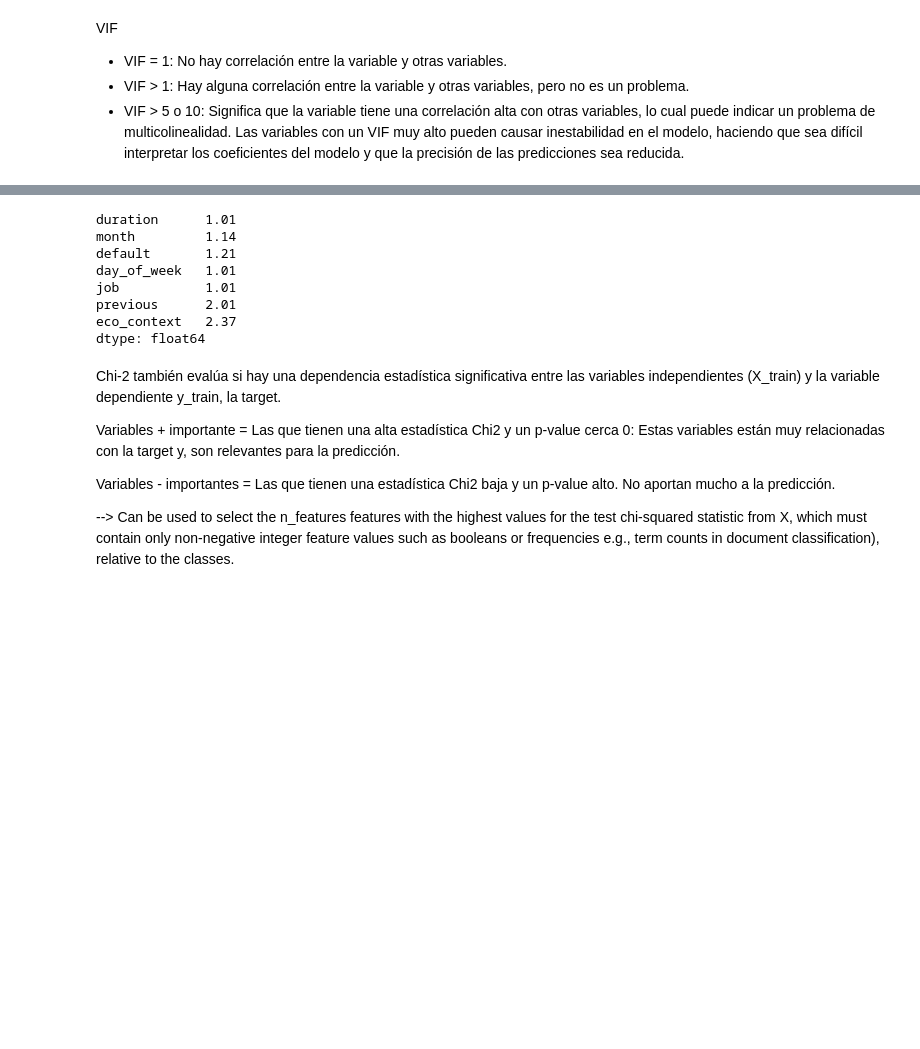
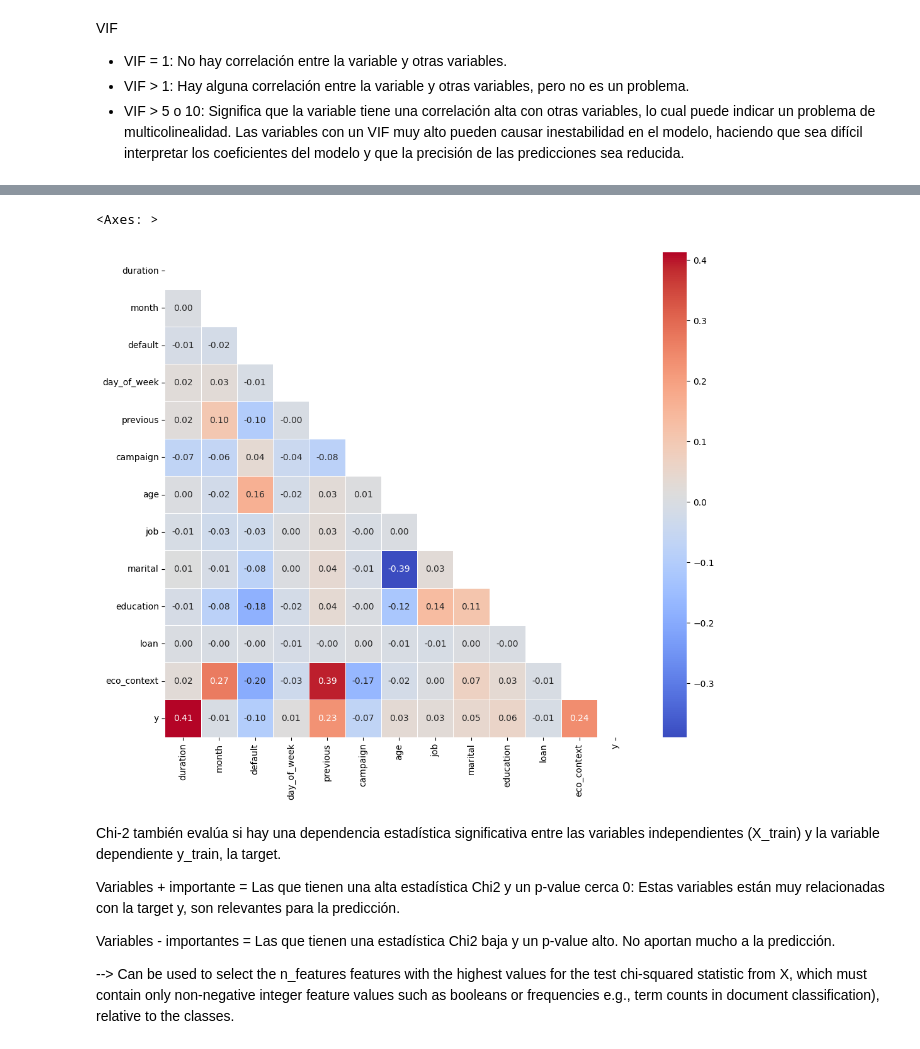
Before and after one commit to 4GeeksAcademy/Pauline-Your-first-ML-algorithm, a Jupyter notebook: src/explore.ipynb, the cells around one changed output, grey strips where cells are left out. Drawn from its saved outputs; the diff is of its cells as text; code cells hidden in the pictures; blank space fills up the shorter version.

```diff
--- a/src/explore.ipynb
+++ b/src/explore.ipynb
@@ -495,21 +519,12 @@ Variables con VIF muy alto, alta correlación con otras variables:
 # %%
-#nr.employed y emp.var.rate : las 2 tratan de datos macro sobre el empleo, las juntamos
+#muchos de las variables muy altas tienen que ver con información sobre el contexto economico pues las junto todas
 
-X_train['empleo'] = X_train['nr.employed'] * X_train['emp.var.rate']
-X_test['empleo'] = X_test['nr.employed'] * X_test['emp.var.rate']
+X_train['eco_context'] = X_train['nr.employed'] * X_train['emp.var.rate'] * X_train['cons.conf.idx'] * X_train['euribor3m'] * X_train['cons.price.idx']
+X_test['eco_context'] = X_test['nr.employed'] * X_test['emp.var.rate'] * X_test['cons.conf.idx'] * X_test['euribor3m'] * X_test['cons.price.idx']
 
-#Eliminar las columnas originales
-X_train.drop(['nr.employed', 'emp.var.rate'], axis=1, inplace=True)
-X_test.drop(['nr.employed', 'emp.var.rate'], axis=1, inplace=True)
-
-#cons.price.idx y euribor3m: son indicadores economicos relevante, los juntamos
-
-X_train['ind_eco'] = X_train['euribor3m'] * X_train['cons.price.idx']
-X_test['ind_eco'] = X_test['euribor3m'] * X_test['cons.price.idx']
-
-# Eliminar las columnas originales
-X_train.drop(['euribor3m', 'cons.price.idx'], axis=1, inplace=True)
-X_test.drop(['euribor3m', 'cons.price.idx'], axis=1, inplace=True)
+#Eliminar las columnas:
+X_train.drop(['nr.employed', 'emp.var.rate', 'cons.conf.idx','euribor3m','cons.price.idx'], axis=1, inplace=True)
+X_test.drop(['nr.employed', 'emp.var.rate', 'cons.conf.idx','euribor3m','cons.price.idx'], axis=1, inplace=True)
 # %%
 vif = pd.Series([variance_inflation_factor(X_train.corr().values, i) for i in range(X_train.corr().shape[1])], index=X_train.columns)
 vif
@@ -525,25 +544,14 @@ ind_eco       295.29
 dtype: float64
-# %%
-#Seguimos con empleo e ind_eco muy alto, al final son todos data del contexto economico, pues las juntamos todas :
-
-X_train['eco_context'] = X_train['ind_eco'] * X_train['empleo']
-X_test['eco_context'] = X_test['ind_eco'] * X_test['empleo']
-
-X_train.drop(['ind_eco', 'empleo'], axis=1, inplace=True)
-X_test.drop(['ind_eco', 'empleo'], axis=1, inplace=True)
-
-#Volvemos a chequear VIF:
-vif = pd.Series([variance_inflation_factor(X_train.corr().values, i) for i in range(X_train.corr().shape[1])], index=X_train.columns)
-print(vif)
-# %% [output]
-duration      1.01
-month         1.14
-default       1.21
-day_of_week   1.01
-job           1.01
-previous      2.01
-eco_context   2.37
-dtype: float64
+# %%
+X_corr = X_train.copy()
+X_corr['y'] = y_train
+corr = X_corr.corr()
+mask = np.triu(np.ones_like(corr, dtype=bool))
+plt.figure(figsize=(12, 10))
+sns.heatmap(corr, mask=mask, annot=True, cmap='coolwarm', linewidths=0.5, fmt='.2f')
+# %% [output]
+<Axes: >
+[figure, added]
 # %% [markdown]
 Chi-2 también evalúa si hay una dependencia estadística significativa entre las variables independientes (X_train) y la variable dependiente y_train, la target.
 
```
Also changed, not shown: parts of 45 cells of this notebook.
